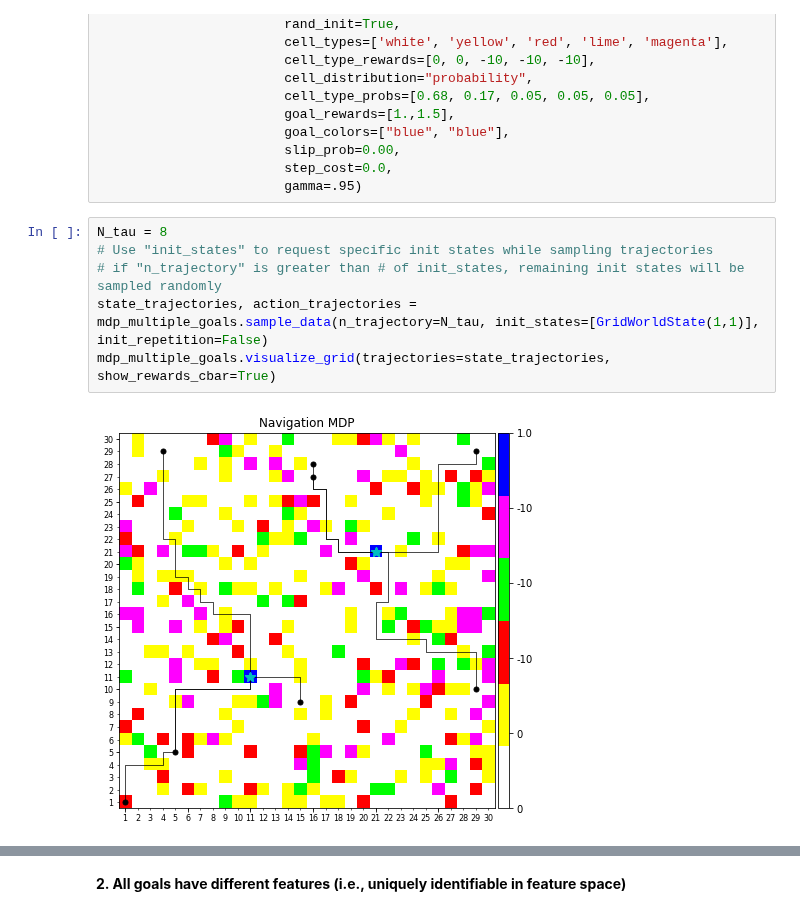
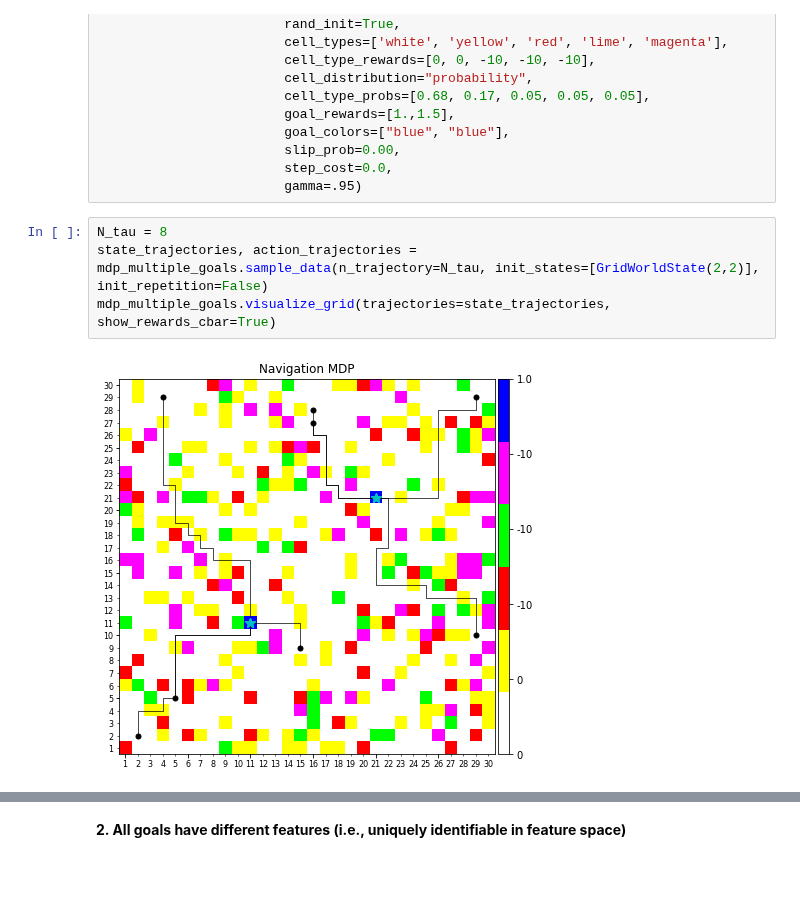
Before and after one commit to david-abel/simple_rl, a Jupyter notebook: simple_rl/tasks/navigation/Usage_NavigationMDP.ipynb, the cells around one changed output, grey strips where cells are left out. Drawn from its saved outputs; the diff is of its cells as text; blank space fills up the shorter version.

```diff
--- a/simple_rl/tasks/navigation/Usage_NavigationMDP.ipynb
+++ b/simple_rl/tasks/navigation/Usage_NavigationMDP.ipynb
@@ -114,12 +118,10 @@ mdp_multiple_goals = NavigationMDP(width=30,
                         gamma=.95)
 # %%
 N_tau = 8
-# Use "init_states" to request specific init states while sampling trajectories
-# if "n_trajectory" is greater than # of init_states, remaining init states will be sampled randomly
-state_trajectories, action_trajectories = mdp_multiple_goals.sample_data(n_trajectory=N_tau, init_states=[GridWorldState(1,1)], init_repetition=False)
+state_trajectories, action_trajectories = mdp_multiple_goals.sample_data(n_trajectory=N_tau, init_states=[GridWorldState(2,2)], init_repetition=False)
 mdp_multiple_goals.visualize_grid(trajectories=state_trajectories, show_rewards_cbar=True)
 # %% [output]
-[figure, old version]
+[figure, new version]
 # %%
 ## Features: Cell Type Ind + Cell Type Dist + Goal Dist
 [mdp_multiple_goals.feature_at_state(s,
```
Also changed, not shown: parts of 12 cells of this notebook, 1 other file.
